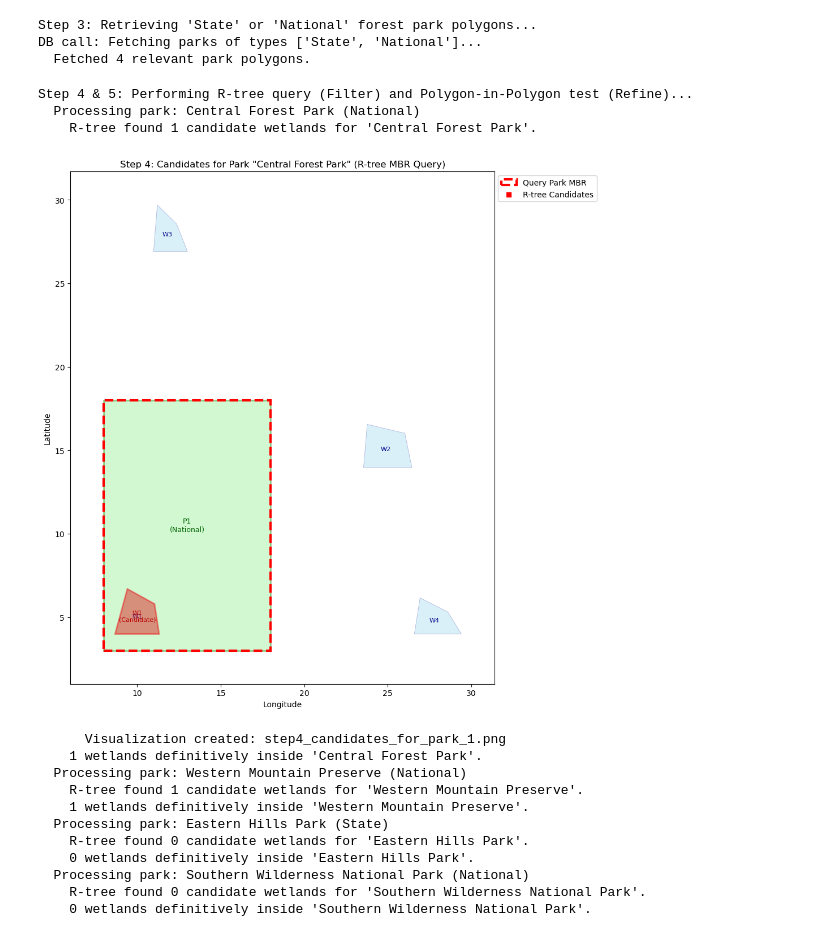
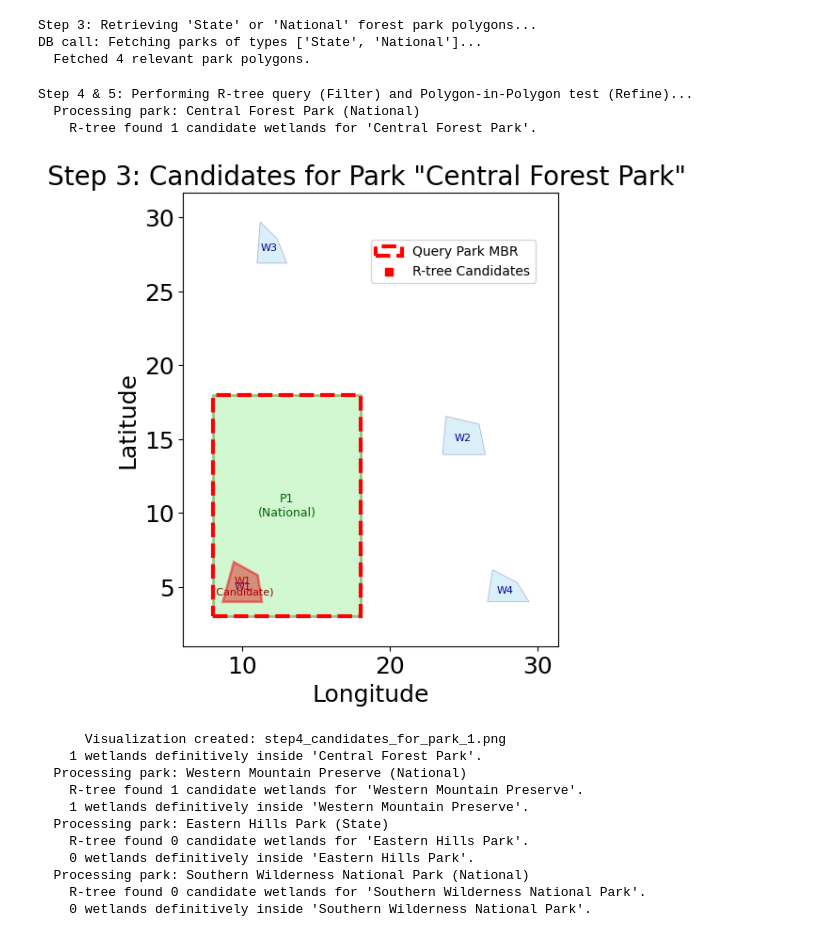
Before and after one commit to gjskywalker/COMP6311G_Assignments, a Jupyter notebook: Assignment_1/Assignment_1.ipynb, the cells around one changed output. Drawn from its saved outputs; the diff is of its cells as text; code cells hidden in the pictures.

```diff
--- a/Assignment_1/Assignment_1.ipynb
+++ b/Assignment_1/Assignment_1.ipynb
@@ -515,7 +518,7 @@ def fetch_parks_by_type(park_types_list):
 # --- Plotting Function ---
 def plot_r_tree_state(title, wetlands_data, parks_data, legend=False, r_tree_idx=None,
                       candidate_wetland_ids=None, final_wetland_ids=None, save_path=None):
-    plt.figure(figsize=(12, 10))
+    plt.figure(figsize=(5, 7))
     ax = plt.gca()
 
     # Determine plot limits based on global or data extent
@@ -590,12 +593,14 @@ def plot_r_tree_state(title, wetlands_data, parks_data, legend=False, r_tree_idx
         ax.scatter([],[], marker='o', color='darkmagenta', label='Final Wetlands in Park')
 
 
-    ax.set_title(title)
-    ax.set_xlabel("Longitude")
-    ax.set_ylabel("Latitude")
+    ax.set_title(title, fontsize=20)
+    ax.set_xlabel("Longitude", fontsize=18)
+    ax.set_ylabel("Latitude", fontsize=18)
+    ax.tick_params(axis='x', labelsize=18)
+    ax.tick_params(axis='y', labelsize=18)
     ax.set_aspect('equal', adjustable='box')
     if legend:
-        ax.legend(loc='upper right', bbox_to_anchor=(1.25,1)) # Place legend outside for clarity
+        ax.legend(loc=(0.5,0.8)) # Place legend outside for clarity
     plt.tight_layout()
     if save_path:
         plt.savefig(save_path, bbox_inches='tight')
@@ -670,35 +675,35 @@ wetlands_inside_any_park_ids = set()
 
 for p_id, (p_name, p_type, p_poly) in relevant_parks.items():
     print(f"  Processing park: {p_name} ({p_type})")
     # Optimize park polygon for repeated contains checks
     prepared_p_poly = prep(p_poly)
 
     # R-tree Query (Filter Stage): Find candidate wetlands whose MBRs intersect the park's MBR
     park_mbr = p_poly.bounds # (min_x, min_y, max_x, max_y)
     candidate_wetland_ids = list(idx.intersection(park_mbr))
     print(f"    R-tree found {len(candidate_wetland_ids)} candidate wetlands for '{p_name}'.")
 
     # Visualization of candidates for the first park only, for clarity
     if p_id == next(iter(relevant_parks.keys())) : # Just visualize the first park's candidates
-        plot_r_tree_state(f'Step 4: Candidates for Park "{p_name}" (R-tree MBR Query)',
+        plot_r_tree_state(f'Step 3: Candidates for Park "{p_name}" ',
                           all_wetlands, {p_id: relevant_parks[p_id]}, # Only this park for context
                           r_tree_idx=idx, candidate_wetland_ids=candidate_wetland_ids, legend=True,
                           save_path=f'step4_candidates_for_park_{p_id}.png')
         print(f"      Visualization created: step4_candidates_for_park_{p_id}.png")
 
     # Polygon-in-Polygon Test (Refine Stage):
     current_park_contained_wetlands = []
     for wid in candidate_wetland_ids:
         w_name, w_poly = all_wetlands[wid]
         if prepared_p_poly.contains(w_poly): # Precise containment check
             wetlands_inside_any_park_ids.add(wid)
             current_park_contained_wetlands.append(wid)
     print(f"    {len(current_park_contained_wetlands)} wetlands definitively inside '{p_name}'.")
 # %% [output]
 Step 4 & 5: Performing R-tree query (Filter) and Polygon-in-Polygon test (Refine)...
   Processing park: Central Forest Park (National)
     R-tree found 1 candidate wetlands for 'Central Forest Park'.
-[figure, old version]
+[figure, new version]
       Visualization created: step4_candidates_for_park_1.png
     1 wetlands definitively inside 'Central Forest Park'.
   Processing park: Western Mountain Preserve (National)
```
Also changed, not shown: parts of 17 cells of this notebook, 1 other file.
